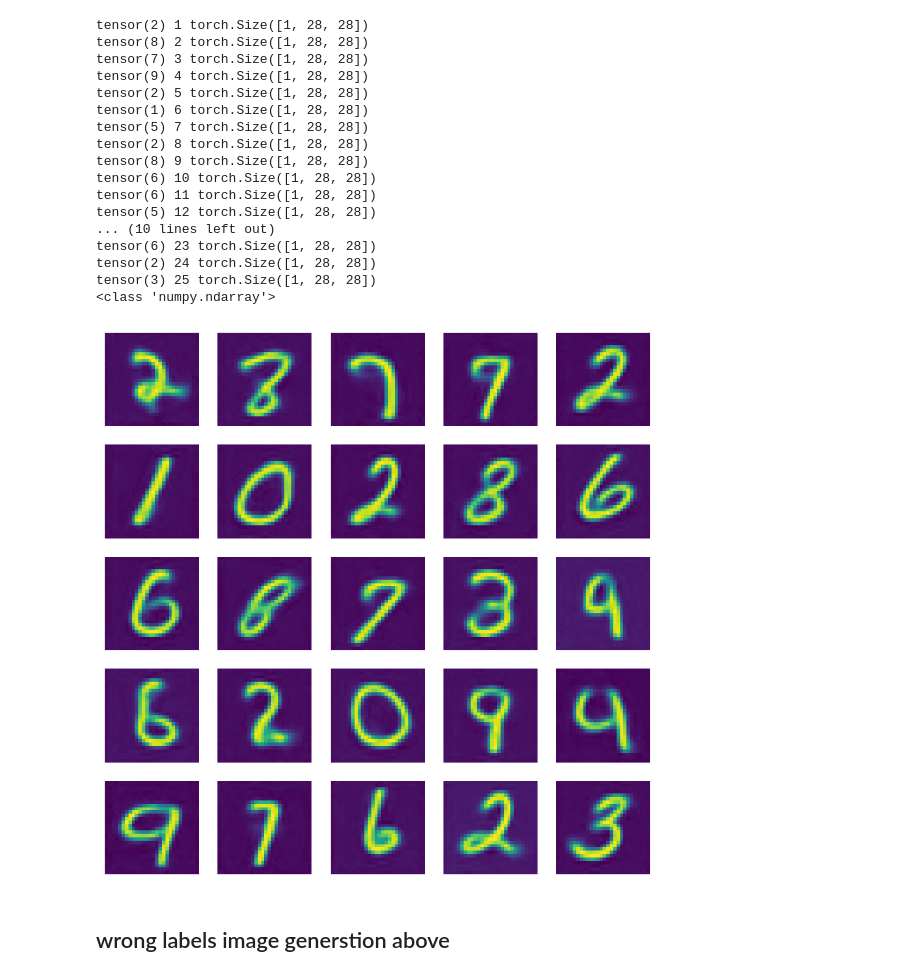
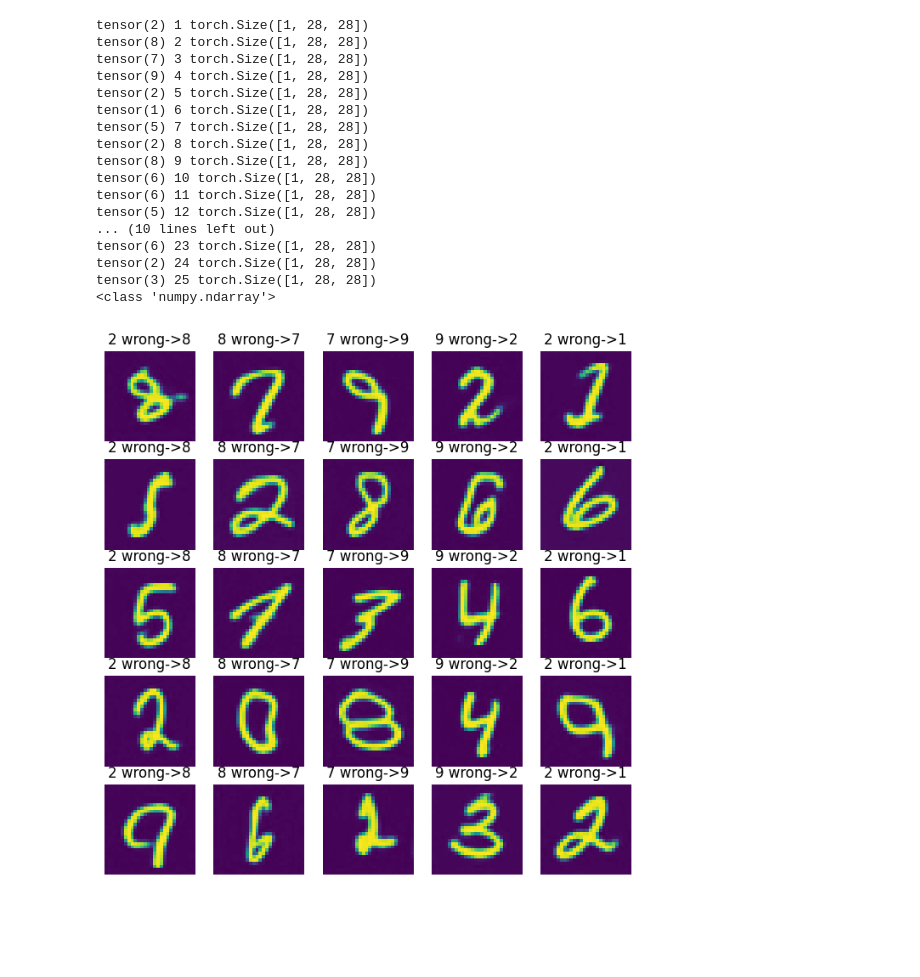
Before and after one commit to srikanthp1/S18, a Jupyter notebook: part2/mnist.ipynb, the cells around one changed output. Drawn from its saved outputs; the diff is of its cells as text; code cells hidden in the pictures; blank space fills up the shorter version.

```diff
--- a/part2/mnist.ipynb
+++ b/part2/mnist.ipynb
@@ -31,11 +49,11 @@ class VAE(pl.LightningModule):
         )
         self.conv2 = nn.Conv2d(3,1,5,stride=1,bias=False)
 
-        self.label_lin = nn.Linear(10, 256)
+        self.label_lin = nn.Linear(10, 128)
 
         # distribution parameters
-        self.fc_mu = nn.Linear(enc_out_dim+256, latent_dim)
-        self.fc_var = nn.Linear(enc_out_dim+256, latent_dim)
+        self.fc_mu = nn.Linear(enc_out_dim, latent_dim-128)
+        self.fc_var = nn.Linear(enc_out_dim, latent_dim-128)
 
         # for the gaussian likelihood
         self.log_scale = nn.Parameter(torch.Tensor([0.0]))
@@ -86,8 +104,8 @@ class VAE(pl.LightningModule):
         # print(torch.cat((x_encoded,onehot_lin), dim= 1).shape)
 
         # print(onehot_lin.dtype)
-        mu, log_var = self.fc_mu(torch.cat((x_encoded,onehot_lin), dim= 1)), self.fc_var(torch.cat((x_encoded,onehot_lin), dim=1))
-        # mu, log_var = self.fc_mu(x_encoded), self.fc_var(x_encoded)
+#         mu, log_var = self.fc_mu(torch.cat((x_encoded,onehot_lin), dim= 1)), self.fc_var(torch.cat((x_encoded,onehot_lin), dim=1))
+        mu, log_var = self.fc_mu(x_encoded), self.fc_var(x_encoded)
 
         # sample z from q
         std = torch.exp(log_var / 2)
@@ -95,7 +113,7 @@ class VAE(pl.LightningModule):
         z = q.rsample()
 
         # decoded
-        x_hat = vae.decoder(z)
+        x_hat = vae.decoder(torch.cat((z,onehot_lin), dim= 1))
         # print(x_hat.shape)
         x_hat = self.conv2(x_hat)
 
@@ -132,5 +150,5 @@ pl.seed_everything(1234)
 cifar10 = datamodule
 
 vae = VAE()
-trainer = pl.Trainer(gpus=1, max_epochs=7) #, progress_bar_refresh_rate=10)
+trainer = pl.Trainer(gpus=1, max_epochs=40) #, progress_bar_refresh_rate=10)
 trainer.fit(vae, cifar10)
@@ -156,5 +243,5 @@ INFO:pytorch_lightning.utilities.rank_zero:`Trainer.fit` stopped: `max_epochs=7`
 # %%
-
+## misclassified
 import matplotlib.pyplot as plt
 
 # normalize = cifar10_normalization()
@@ -183,10 +270,10 @@ for data, labels in cifar10.val_dataloader():
         onehot_lin = vae.label_lin(one_hot_labels).unsqueeze(0)
         # print(onehot_lin.shape)
         # print(x_encoded.shape)
-        mu, log_var = vae.fc_mu(torch.cat((x_encoded,onehot_lin), dim= 1)), vae.fc_var(torch.cat((x_encoded,onehot_lin), dim=1))
+#         mu, log_var = vae.fc_mu(torch.cat((x_encoded,onehot_lin), dim= 1)), vae.fc_var(torch.cat((x_encoded,onehot_lin), dim=1))
         # print(onehot_lin.dtype)
         # mu, log_var = vae.fc_mu(x_encoded+onehot_lin), vae.fc_var(x_encoded)
-        # mu, log_var = self.fc_mu(x_encoded), self.fc_var(x_encoded)
+        mu, log_var = vae.fc_mu(x_encoded), vae.fc_var(x_encoded)
 
         # sample z from q
         std = torch.exp(log_var / 2)
@@ -194,7 +281,7 @@ for data, labels in cifar10.val_dataloader():
         z = q.rsample()
 
         # decoded
-        x_hat = vae.decoder(z)
+        x_hat = vae.decoder(torch.cat((z,onehot_lin), dim= 1))
         x_hat = vae.conv2(x_hat)
         # print(type(x_hat.squeeze(0).permute(1, 2, 0).detach().cpu().numpy()))
         pred.append(x_hat.squeeze(0).permute(1, 2, 0).detach().cpu().numpy())
@@ -212,33 +299,32 @@ print(type(pred[0]))
 num_rows = 5
 num_cols = 5
 
 # Create a new figure
 fig, axes = plt.subplots(num_rows, num_cols, figsize=(8, 8))
 
 # Iterate through the images and display them in the grid
 for i in range(num_rows):
     for j in range(num_cols):
         if i * num_cols + j < len(pred):
             axes[i, j].imshow(np.array(pred[i * num_cols + j]) * std + mean)
+            axes[i, j].set_title(f'{labels[j]} wrong->{labels[j+1]}')
             axes[i, j].axis('off')  # Turn off axis labels
 # %% [output]
 tensor(2) 1 torch.Size([1, 28, 28])
 tensor(8) 2 torch.Size([1, 28, 28])
 tensor(7) 3 torch.Size([1, 28, 28])
 tensor(9) 4 torch.Size([1, 28, 28])
 tensor(2) 5 torch.Size([1, 28, 28])
 tensor(1) 6 torch.Size([1, 28, 28])
 tensor(5) 7 torch.Size([1, 28, 28])
 tensor(2) 8 torch.Size([1, 28, 28])
 tensor(8) 9 torch.Size([1, 28, 28])
 tensor(6) 10 torch.Size([1, 28, 28])
 tensor(6) 11 torch.Size([1, 28, 28])
 tensor(5) 12 torch.Size([1, 28, 28])
 ... (10 lines left out)
 tensor(6) 23 torch.Size([1, 28, 28])
 tensor(2) 24 torch.Size([1, 28, 28])
 tensor(3) 25 torch.Size([1, 28, 28])
 <class 'numpy.ndarray'>
-[figure, old version]
+[figure, new version]
-# %% [markdown]
-## wrong labels image generstion above
```
Also changed, not shown: parts of 3 cells of this notebook, 1 other file.
